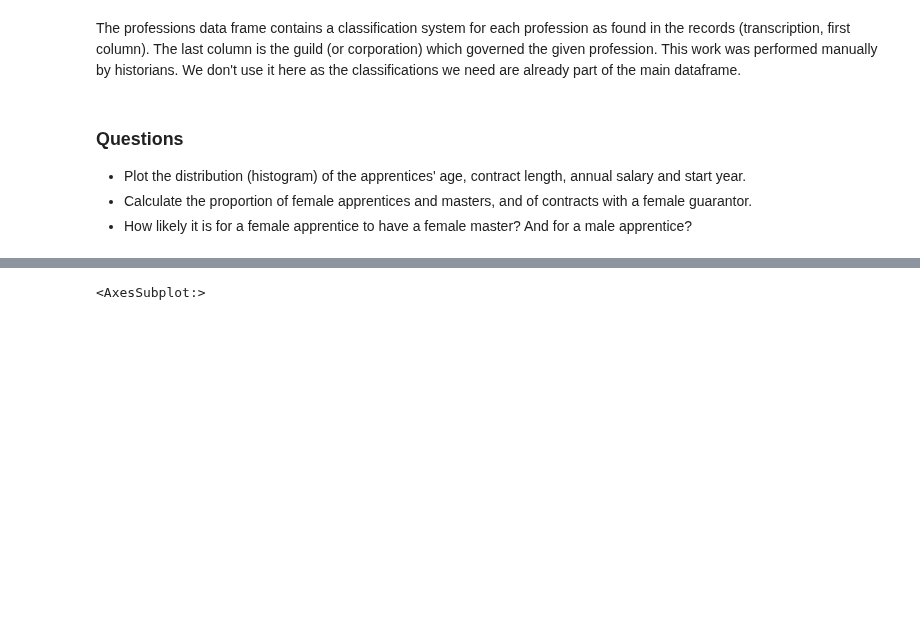
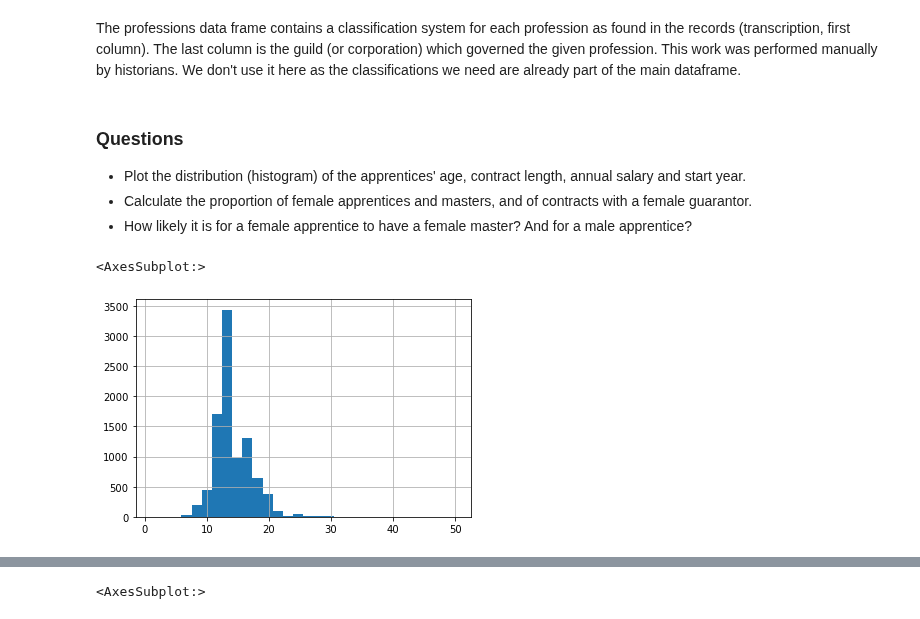
Before and after one commit to mromanello/ADA-DHOxSS, a Jupyter notebook: notebooks/3.2 Exploratory data analysis and working with texts.ipynb, the cells around one changed output, grey strips where cells are left out. Cells and saved outputs as stored; diff of their text form; code cells hidden in the pictures; blank space fills up the shorter version.

```diff
--- a/notebooks/3.2 Exploratory data analysis and working with texts.ipynb
+++ b/notebooks/3.2 Exploratory data analysis and working with texts.ipynb
@@ -102,3 +108,8 @@ The professions data frame contains a classification system for each profession
 * Plot the distribution (histogram) of the apprentices' age, contract length, annual salary and start year.
 * Calculate the proportion of female apprentices and masters, and of contracts with a female guarantor.
 * How likely it is for a female apprentice to have a female master? And for a male apprentice?
+# %%
+df_contracts.a_age.hist(bins=30)
+# %% [output]
+<AxesSubplot:>
+[figure, added]
```
Also changed, not shown: parts of 25 cells of this notebook.
